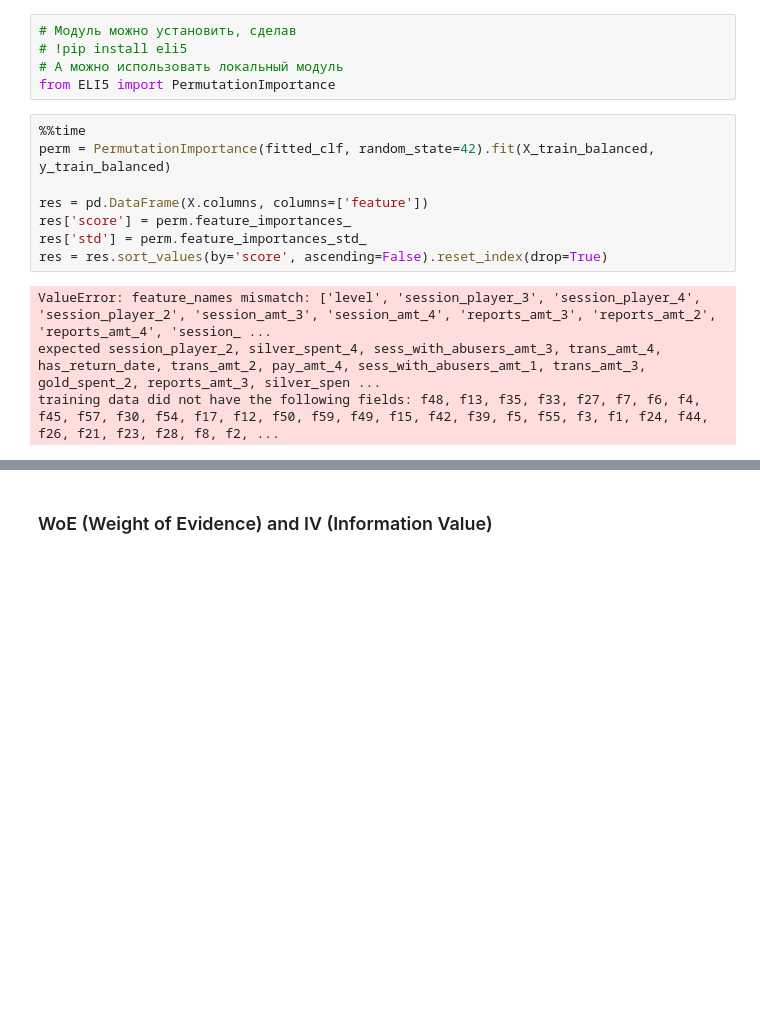
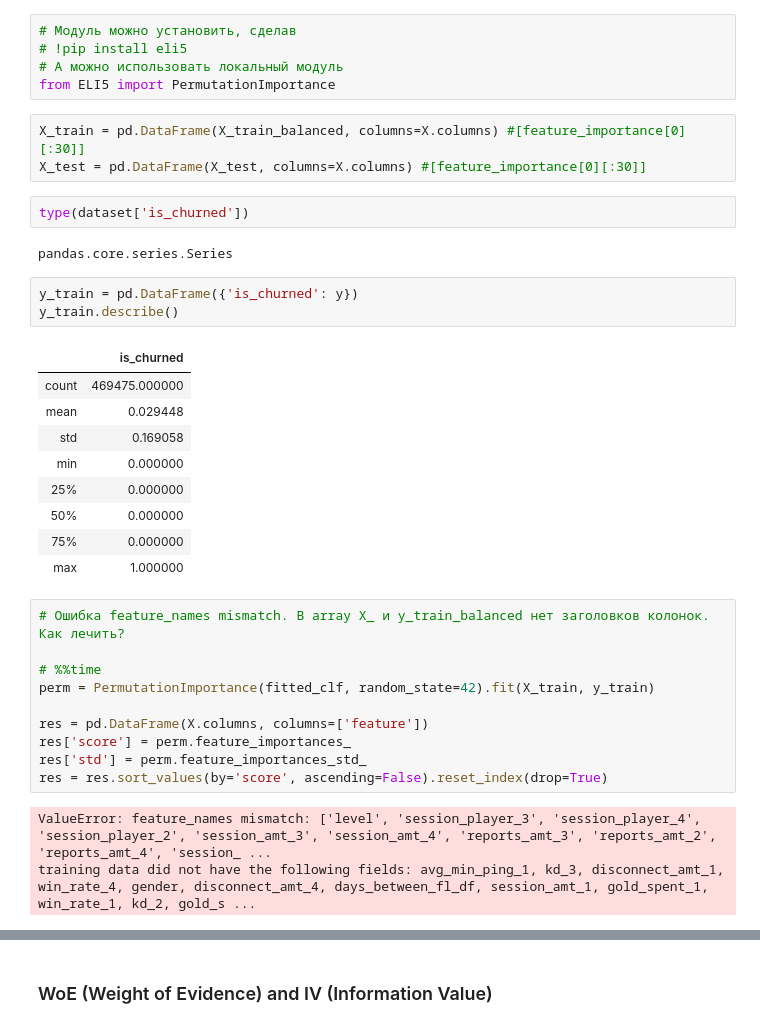
Before and after one commit to daniilstv/DS_in_production, a Jupyter notebook: lesson_3_hw.ipynb, the cells around one changed output, grey strips where cells are left out. Saved outputs shown, nothing was run; the diff lists cells and outputs as text; blank space fills up the shorter version.

```diff
--- a/lesson_3_hw.ipynb
+++ b/lesson_3_hw.ipynb
@@ -213,9 +251,31 @@ plt.show()
 # !pip install eli5
 # А можно использовать локальный модуль
 from ELI5 import PermutationImportance
+# %%
+X_train = pd.DataFrame(X_train_balanced, columns=X.columns) #[feature_importance[0][:30]]
+X_test = pd.DataFrame(X_test, columns=X.columns) #[feature_importance[0][:30]]
+# %%
+type(dataset['is_churned'])
+# %% [output]
+pandas.core.series.Series
+# %%
+y_train = pd.DataFrame({'is_churned': y})
+y_train.describe()
+# %% [output]
+|  | is_churned |
+| count | 469475.000000 |
+| mean | 0.029448 |
+| std | 0.169058 |
+| min | 0.000000 |
+| 25% | 0.000000 |
+| 50% | 0.000000 |
+| 75% | 0.000000 |
+| max | 1.000000 |
 # %%
-%%time
-perm = PermutationImportance(fitted_clf, random_state=42).fit(X_train_balanced, y_train_balanced)
+# Ошибка feature_names mismatch. В array X_ и y_train_balanced нет заголовков колонок. Как лечить?
+
+# %%time
+perm = PermutationImportance(fitted_clf, random_state=42).fit(X_train, y_train)
 
 res = pd.DataFrame(X.columns, columns=['feature'])
 res['score'] = perm.feature_importances_
@@ -223,8 +283,7 @@ res['std'] = perm.feature_importances_std_
 res = res.sort_values(by='score', ascending=False).reset_index(drop=True)
 # %% [output]
 ValueError: feature_names mismatch: ['level', 'session_player_3', 'session_player_4', 'session_player_2', 'session_amt_3', 'session_amt_4', 'reports_amt_3', 'reports_amt_2', 'reports_amt_4', 'session_ ...
-expected session_player_2, silver_spent_4, sess_with_abusers_amt_3, trans_amt_4, has_return_date, trans_amt_2, pay_amt_4, sess_with_abusers_amt_1, trans_amt_3, gold_spent_2, reports_amt_3, silver_spen ...
-training data did not have the following fields: f48, f13, f35, f33, f27, f7, f6, f4, f45, f57, f30, f54, f17, f12, f50, f59, f49, f15, f42, f39, f5, f55, f3, f1, f24, f44, f26, f21, f23, f28, f8, f2, ...
+training data did not have the following fields: avg_min_ping_1, kd_3, disconnect_amt_1, win_rate_4, gender, disconnect_amt_4, days_between_fl_df, session_amt_1, gold_spent_1, win_rate_1, kd_2, gold_s ...
 # %%
 plt.figure(figsize=(16,6))
 plt.bar(range(res.shape[0]), res['score'], yerr=res['std'], align='center')
```
Also changed, not shown: parts of 51 cells of this notebook.
